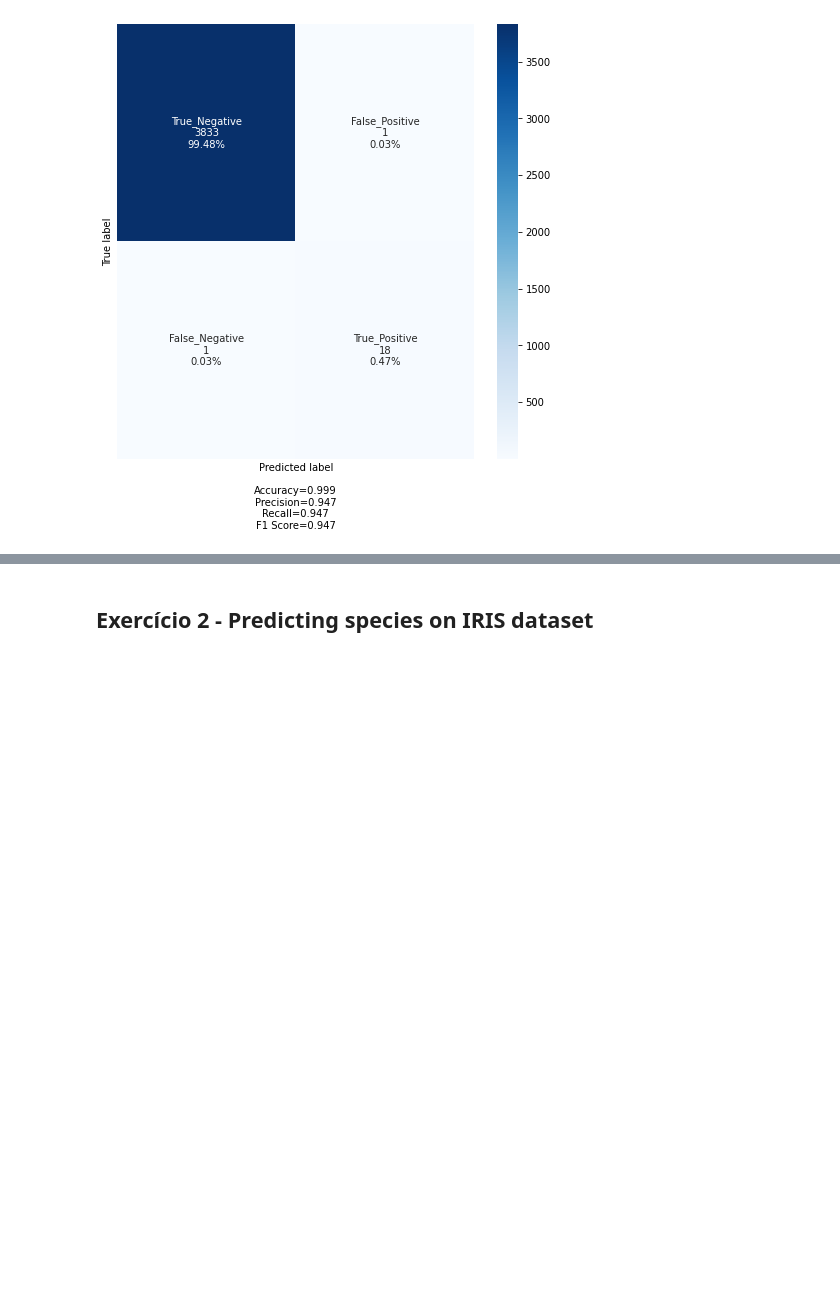
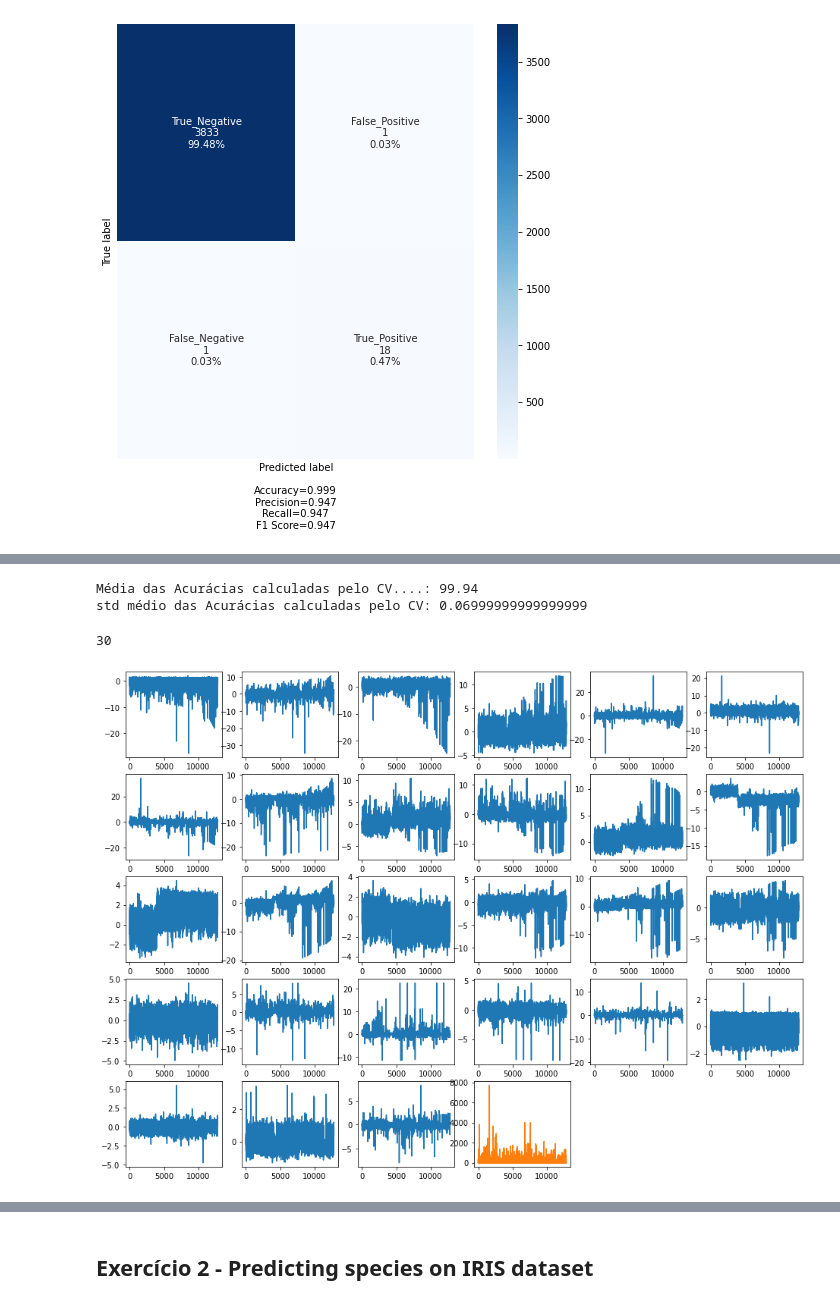
Before and after one commit to carloshcamp/DSWP-CURSO-OUT-NOV-2020, a Jupyter notebook: Notebooks/NB15_00__Machine_Learning___DSWP - 22102020.ipynb, the cells around one changed output, grey strips where cells are left out. Cells and saved outputs as stored; diff of their text form; code cells hidden in the pictures; blank space fills up the shorter version.

```diff
--- a/Notebooks/NB15_00__Machine_Learning___DSWP - 22102020.ipynb
+++ b/Notebooks/NB15_00__Machine_Learning___DSWP - 22102020.ipynb
@@ -1845,9 +1876,11 @@ Name: Class, dtype: int64
 i_CV = 10 # Número de Cross-Validations
 i_Seed = 20111974 # semente por questões de reproducibilidade
 f_Test_Size = 0.3 # Proporção do dataframe de validação (outros valores poderiam ser 0.15, 0.20 ou 0.25)
+# %%
+df_cc2.columns = [col.lower() for col in df_cc2.columns]
 # %%
-df_cc2_X = df_cc2.drop(columns=['Class'])
-df_cc2_Y = df_cc2['Class']
+df_cc2_X = df_cc2.drop(columns=['class'])
+df_cc2_Y = df_cc2['class']
 # %%
 from sklearn.model_selection import train_test_split
 
@@ -1928,0 +1978,24 @@ mostra_confusion_matrix(cf_matrix, group_names= cf_labels, categories= cf_catego
+# %%
+i_CV = 10
+# Cross-Validation com 10 folds
+a_scores_CV = cross_val_score(ml_RF, X_train, y_train, cv = i_CV)
+
+print(f'Média das Acurácias calculadas pelo CV....: {100*round(a_scores_CV.mean(),4)}')
+print(f'std médio das Acurácias calculadas pelo CV: {100*round(a_scores_CV.std(),4)}')
+# %% [output]
+Média das Acurácias calculadas pelo CV....: 99.94
+std médio das Acurácias calculadas pelo CV: 0.06999999999999999
+# %%
+len(df_cc2_X.columns)
+# %% [output]
+30
+# %%
+figura = plt.figure(figsize = (16,12))
+
+for i in range(1,len(df_cc2_X.columns)-1):
+  plt.subplot(5,6,i)
+  plt.plot(df_cc2_X['v'+str(i)])
+plt.plot(df_cc2_X['amount'])
+plt.show()
+# %% [output]
+[figure, added]
```
Also changed, not shown: parts of 10 cells of this notebook.
